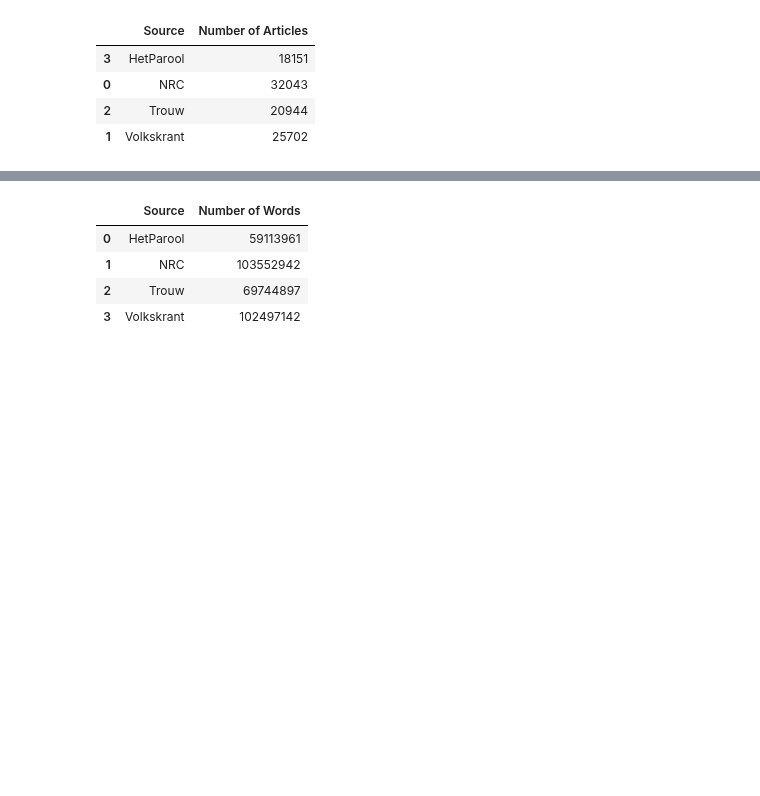
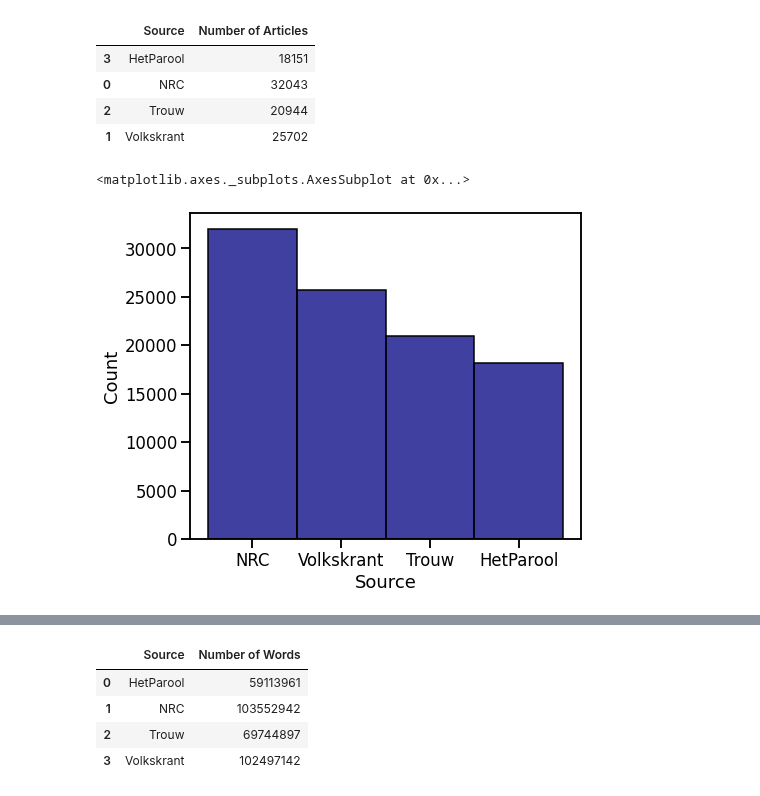
Before and after one commit to Chris-Congleton/MSc-Thesis, a Jupyter notebook: Analysis/2021_DataOverview.ipynb, the cells around one changed output, grey strips where cells are left out. Cells and saved outputs as stored; diff of their text form; code cells hidden in the pictures; blank space fills up the shorter version.

```diff
--- a/Analysis/2021_DataOverview.ipynb
+++ b/Analysis/2021_DataOverview.ipynb
@@ -173,6 +177,21 @@ df_sourcecount.head()
 | 0 | NRC | 32043 |
 | 2 | Trouw | 20944 |
 | 1 | Volkskrant | 25702 |
+# %%
+df['Source'] = pd.Categorical(df['Source'], ['NRC','Volkskrant','Trouw','HetParool'])
+# %%
+# bigger plot elements suitable for giving talks
+sns.set_context("talk")
+# set figure size
+plt.figure(figsize=(7,6))
+# Time series plot with Seaborn lineplot()
+sns.histplot(x=df.Source, color="navy")
+#sns.color_palette("hls", 8)
+# axis labels
+#plt.title("Total Newspaper Articles")
+# %% [output]
+<matplotlib.axes._subplots.AxesSubplot at 0x...>
+[figure, added]
 # %%
 # bigger plot elements suitable for giving talks
 sns.set_context("talk")
```
Also changed, not shown: parts of 11 cells of this notebook.
